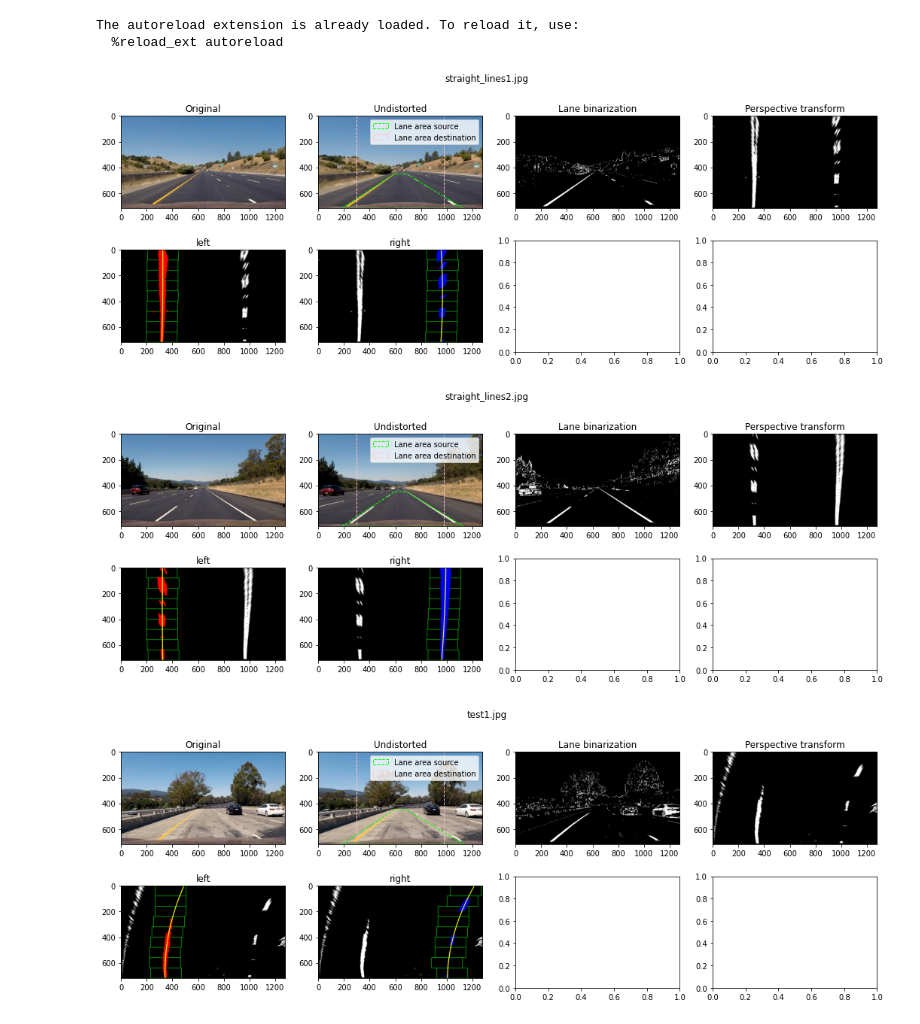
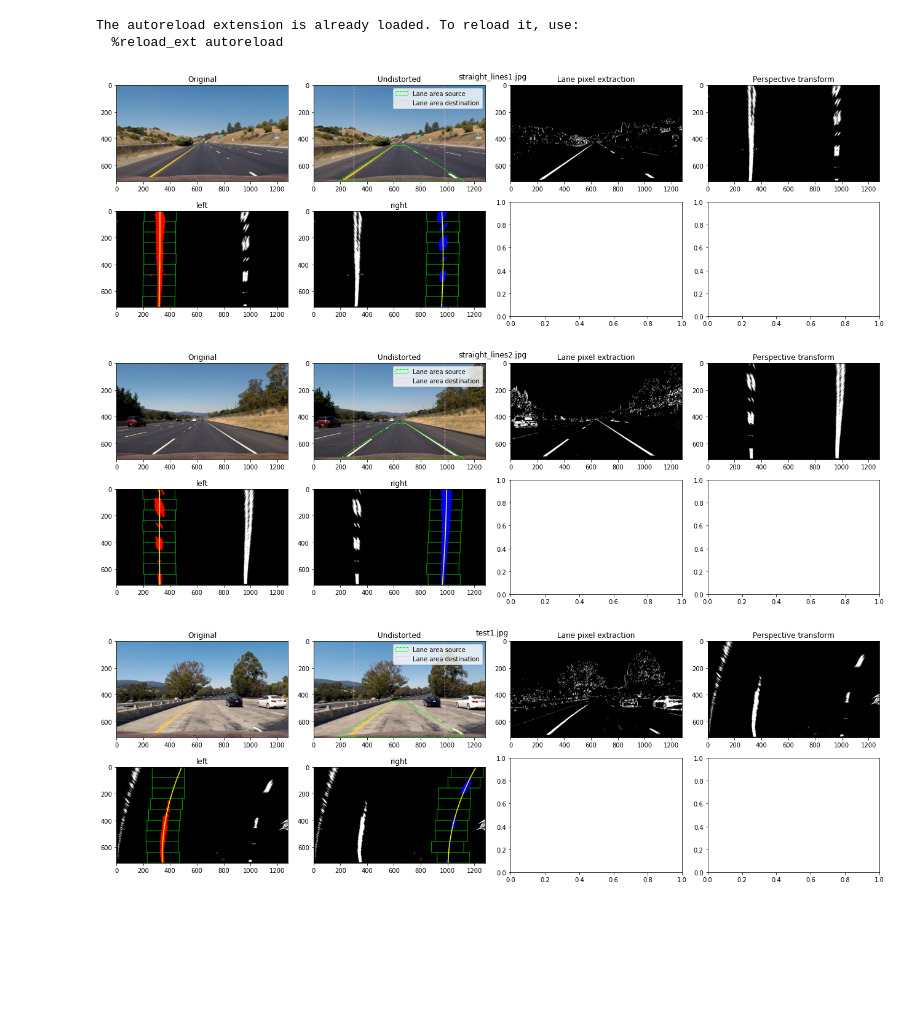
Before and after one commit to jvanlier/self-driving-car-engineer, a Jupyter notebook: Project2_Advanced_Lane_Finding/adv_lane_finding.ipynb, the cells around one changed output. Cells and saved outputs as stored; diff of their text form; code cells hidden in the pictures; blank space fills up the shorter version.

Commit message:
A bit of refactoring before moving on to lane calculations.

```diff
--- a/Project2_Advanced_Lane_Finding/adv_lane_finding.ipynb
+++ b/Project2_Advanced_Lane_Finding/adv_lane_finding.ipynb
@@ -85,40 +73,49 @@ undist.calibrate(PATH_CAM_CALIBRATION_IMAGES)
 bird_trans = BirdsEyeTansformer(LANE_AREA_SRC, LANE_AREA_DST)
 # %%
 for img_path in TEST_IMAGES:
-    _, ((l, ml, mr, r), (b1, b2, b3, b4)) = plt.subplots(nrows=2, ncols=4, figsize=(18, 6))
+    _, ((t1, t2, t3, t4), (b1, b2, b3, b4)) = plt.subplots(nrows=2, ncols=4, figsize=(18, 6))
     img_dist = cv2.imread(str(img_path))
 
     img = undist.apply(img_dist)
 
-    l.imshow(cv2.cvtColor(img_dist, cv2.COLOR_BGR2RGB))
-    l.set_title("Original")
+    t1.imshow(cv2.cvtColor(img_dist, cv2.COLOR_BGR2RGB))
+    t1.set_title("Original")
 
-    ml.imshow(cv2.cvtColor(img, cv2.COLOR_BGR2RGB))
-    ml.set_title("Undistorted")
+    t2.imshow(cv2.cvtColor(img, cv2.COLOR_BGR2RGB))
+    t2.set_title("Undistorted")
 
-    ml.add_patch(Polygon(LANE_AREA_SRC, linewidth=1, edgecolor="lime", facecolor="none",
+    t2.add_patch(Polygon(LANE_AREA_SRC, linewidth=1, edgecolor="lime", facecolor="none",
                         linestyle="--", label="Lane area source"))
-    ml.add_patch(Polygon(LANE_AREA_DST, linewidth=1, edgecolor="pink", facecolor="none",
+    t2.add_patch(Polygon(LANE_AREA_DST, linewidth=1, edgecolor="pink", facecolor="none",
                         linestyle="--", label="Lane area destination"))
-    ml.legend()
+    t2.legend()
 
-    img_bin = binarize_lane_line_pixels(img, output_binary=True, s_thresh=(155, 255),  sx_thresh=(40, 140)) #s_thresh=(200, 255),  sx_thresh=(20, 100))
+    img_bin = binarize_lane_line_pixels(img, output_binary=True, s_thresh=(155, 255),  sx_thresh=(40, 140))
     cmap = "gray" if len(img_bin.shape) == 2 else None
-    mr.imshow(img_bin, cmap=cmap)
-    mr.set_title("Lane binarization")
+    t3.imshow(img_bin, cmap=cmap)
+    t3.set_title("Lane pixel extraction")
 
     img_bird = bird_trans.apply(img_bin)
-    r.imshow(img_bird, cmap=cmap)
-    r.set_title("Perspective transform")
+    t4.imshow(img_bird, cmap=cmap)
+    t4.set_title("Perspective transform")
 
     for lt, ax in zip((LineType.LEFT, LineType.RIGHT), ((b1, b2))):
         l = Line.from_sliding_window(img_bird, lt)
         ax.imshow(l.sw_fit_viz)
         ax.set_title(LineType.to_str(lt))
 
+
+    # Determine curvature and position of vehicle w.r.t. center
+
+    # Warp lane lines back onto undistorted image + add curvature and position of vehicle details
+
+
     plt.suptitle(img_path.name)
+    plt.savefig("test_images_output/steps_" + img_path.stem + ".png")
+    plt.tight_layout()
     plt.show()
+    plt.close()
 # %% [output]
-[figure, old version]
+[figure, new version]
-[figure, old version]
+[figure, new version]
-[figure, old version]
+[figure, new version]
```
Also changed, not shown: parts of 3 cells of this notebook, 2 other files.
